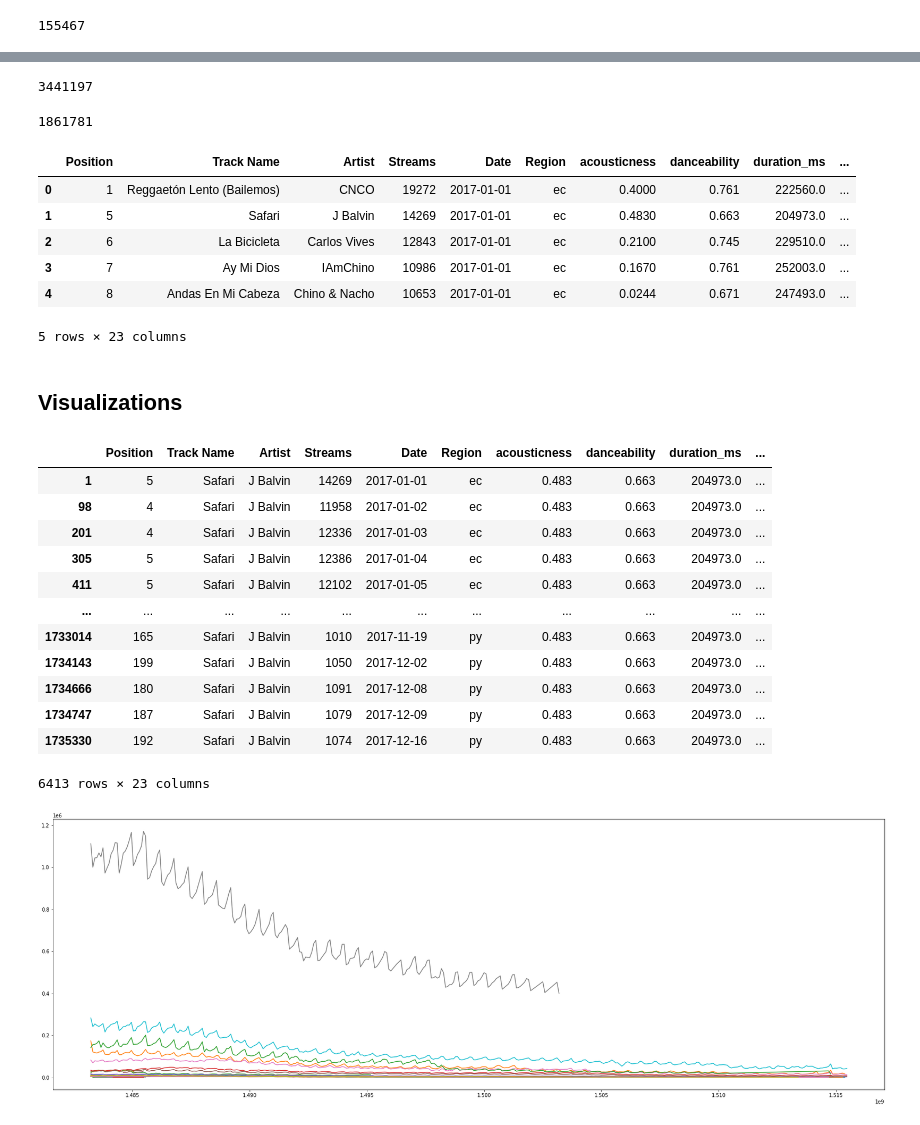
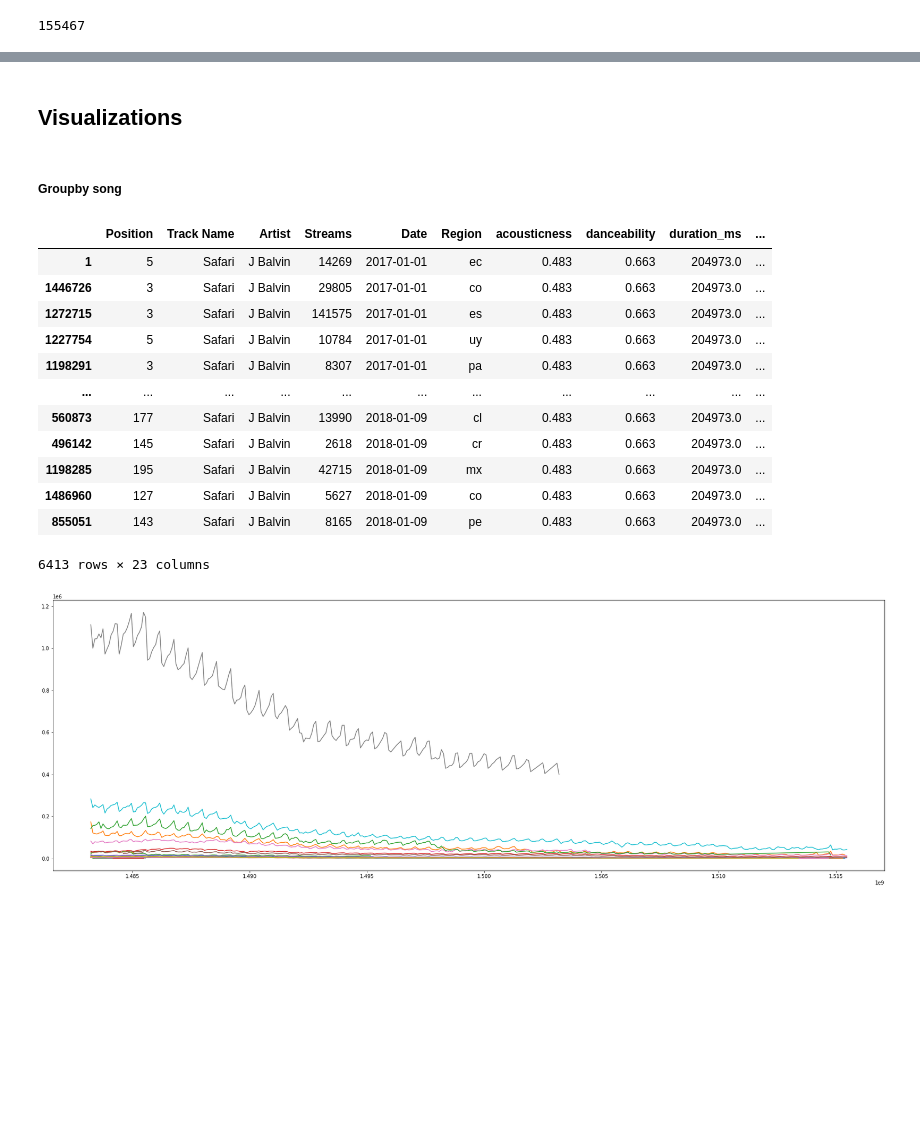
Before and after one commit to pgigioli/music_ml, a Jupyter notebook: recommendation/data_exploration.ipynb, the cells around one changed output, grey strips where cells are left out. Saved outputs shown, nothing was run; the diff lists cells and outputs as text; code cells hidden in the pictures; blank space fills up the shorter version.

```diff
--- a/recommendation/data_exploration.ipynb
+++ b/recommendation/data_exploration.ipynb
@@ -35,0 +42,2 @@ merged_data = pd.merge(song_rankings, song_data, how='left', left_on=['Track Nam
+# %%
+merged_data = merged_data.drop(columns=['artists', 'artist', 'name', 'URL', 'year']).dropna().reset_index(drop=True)
@@ -36,3 +48,5 @@ merged_data = pd.merge(song_rankings, song_data, how='left', left_on=['Track Nam
+# %%
+merged_data.columns = [x.lower().replace(' ', '_') for x in merged_data.columns]
 # %%
 merged_data.head()
 # %% [output]
@@ -46,20 +59,0 @@ merged_data.head()
-# %%
-len(song_rankings), len(merged_data)
-# %% [output]
-3441197
-# %%
-merged_data = merged_data.drop(columns=['artists', 'artist', 'name', 'URL']).dropna().reset_index(drop=True)
-# %%
-len(merged_data)
-# %% [output]
-1861781
-# %%
-merged_data.head()
-# %% [output]
-|  | Position | Track Name | Artist | Streams | Date | Region | acousticness | danceability | duration_ms | ... |
-| 0 | 1 | Reggaetón Lento (Bailemos) | CNCO | 19272 | 2017-01-01 | ec | 0.4000 | 0.761 | 222560.0 | ... |
-| 1 | 5 | Safari | J Balvin | 14269 | 2017-01-01 | ec | 0.4830 | 0.663 | 204973.0 | ... |
-| 2 | 6 | La Bicicleta | Carlos Vives | 12843 | 2017-01-01 | ec | 0.2100 | 0.745 | 229510.0 | ... |
-| 3 | 7 | Ay Mi Dios | IAmChino | 10986 | 2017-01-01 | ec | 0.1670 | 0.761 | 252003.0 | ... |
-| 4 | 8 | Andas En Mi Cabeza | Chino & Nacho | 10653 | 2017-01-01 | ec | 0.0244 | 0.671 | 247493.0 | ... |
-5 rows × 23 columns
@@ -68,23 +64,25 @@ merged_data.head()
 # %%
 import matplotlib.pyplot as plt
 import datetime
+# %% [markdown]
+##### Groupby song
 # %%
 song = merged_data[merged_data['Track Name'] == 'Safari']
 # %%
-song
+song.sort_values('Date')
 # %% [output]
 |  | Position | Track Name | Artist | Streams | Date | Region | acousticness | danceability | duration_ms | ... |
 | 1 | 5 | Safari | J Balvin | 14269 | 2017-01-01 | ec | 0.483 | 0.663 | 204973.0 | ... |
-| 98 | 4 | Safari | J Balvin | 11958 | 2017-01-02 | ec | 0.483 | 0.663 | 204973.0 | ... |
-| 201 | 4 | Safari | J Balvin | 12336 | 2017-01-03 | ec | 0.483 | 0.663 | 204973.0 | ... |
-| 305 | 5 | Safari | J Balvin | 12386 | 2017-01-04 | ec | 0.483 | 0.663 | 204973.0 | ... |
-| 411 | 5 | Safari | J Balvin | 12102 | 2017-01-05 | ec | 0.483 | 0.663 | 204973.0 | ... |
+| 1446726 | 3 | Safari | J Balvin | 29805 | 2017-01-01 | co | 0.483 | 0.663 | 204973.0 | ... |
+| 1272715 | 3 | Safari | J Balvin | 141575 | 2017-01-01 | es | 0.483 | 0.663 | 204973.0 | ... |
+| 1227754 | 5 | Safari | J Balvin | 10784 | 2017-01-01 | uy | 0.483 | 0.663 | 204973.0 | ... |
+| 1198291 | 3 | Safari | J Balvin | 8307 | 2017-01-01 | pa | 0.483 | 0.663 | 204973.0 | ... |
 | ... | ... | ... | ... | ... | ... | ... | ... | ... | ... | ... |
-| 1733014 | 165 | Safari | J Balvin | 1010 | 2017-11-19 | py | 0.483 | 0.663 | 204973.0 | ... |
-| 1734143 | 199 | Safari | J Balvin | 1050 | 2017-12-02 | py | 0.483 | 0.663 | 204973.0 | ... |
-| 1734666 | 180 | Safari | J Balvin | 1091 | 2017-12-08 | py | 0.483 | 0.663 | 204973.0 | ... |
-| 1734747 | 187 | Safari | J Balvin | 1079 | 2017-12-09 | py | 0.483 | 0.663 | 204973.0 | ... |
-| 1735330 | 192 | Safari | J Balvin | 1074 | 2017-12-16 | py | 0.483 | 0.663 | 204973.0 | ... |
+| 560873 | 177 | Safari | J Balvin | 13990 | 2018-01-09 | cl | 0.483 | 0.663 | 204973.0 | ... |
+| 496142 | 145 | Safari | J Balvin | 2618 | 2018-01-09 | cr | 0.483 | 0.663 | 204973.0 | ... |
+| 1198285 | 195 | Safari | J Balvin | 42715 | 2018-01-09 | mx | 0.483 | 0.663 | 204973.0 | ... |
+| 1486960 | 127 | Safari | J Balvin | 5627 | 2018-01-09 | co | 0.483 | 0.663 | 204973.0 | ... |
+| 855051 | 143 | Safari | J Balvin | 8165 | 2018-01-09 | pe | 0.483 | 0.663 | 204973.0 | ... |
 6413 rows × 23 columns
 # %%
 plt.figure(figsize=(30, 10))
```
Also changed, not shown: parts of 9 cells of this notebook, 1 other file.
